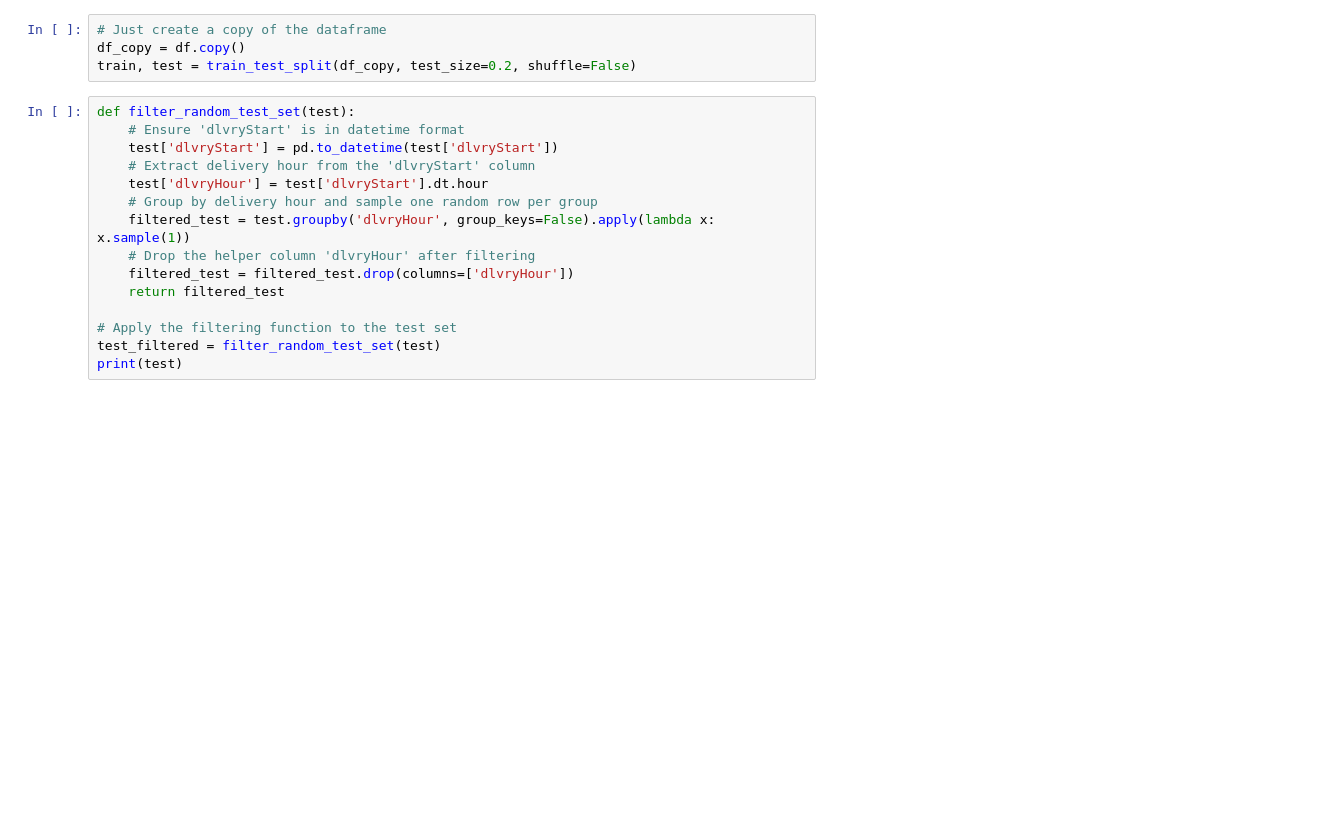
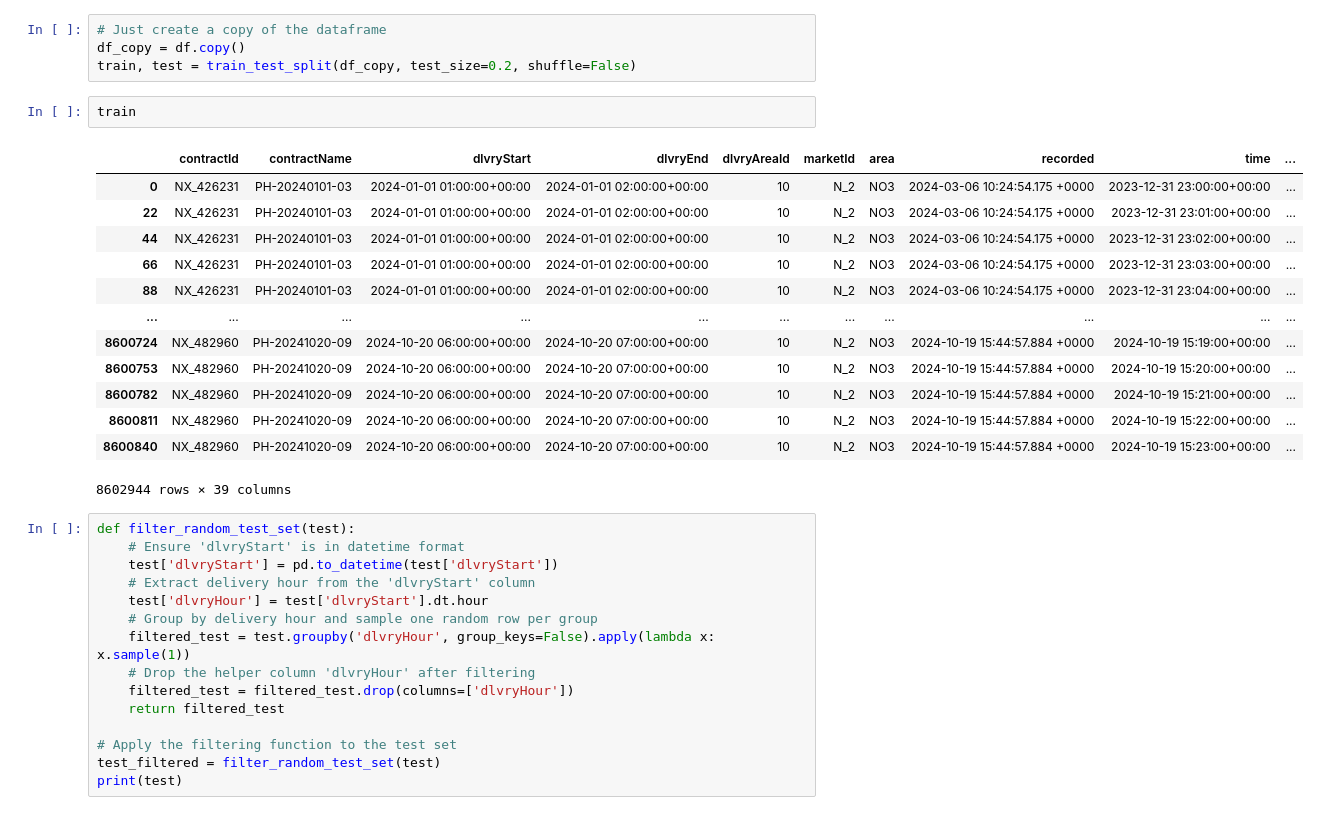
Before and after one commit to axelandreassen/Forecasting-ID-prices, a Jupyter notebook: DataPrep.ipynb, the cells around one changed output. Drawn from its saved outputs; the diff is of its cells as text; blank space fills up the shorter version.

```diff
--- a/DataPrep.ipynb
+++ b/DataPrep.ipynb
@@ -459,6 +379,22 @@ df
 # Just create a copy of the dataframe
 df_copy = df.copy()
 train, test = train_test_split(df_copy, test_size=0.2, shuffle=False)
+# %%
+train
+# %% [output]
+|  | contractId | contractName | dlvryStart | dlvryEnd | dlvryAreaId | marketId | area | recorded | time | ... |
+| 0 | NX_426231 | PH-20240101-03 | 2024-01-01 01:00:00+00:00 | 2024-01-01 02:00:00+00:00 | 10 | N_2 | NO3 | 2024-03-06 10:24:54.175 +0000 | 2023-12-31 23:00:00+00:00 | ... |
+| 22 | NX_426231 | PH-20240101-03 | 2024-01-01 01:00:00+00:00 | 2024-01-01 02:00:00+00:00 | 10 | N_2 | NO3 | 2024-03-06 10:24:54.175 +0000 | 2023-12-31 23:01:00+00:00 | ... |
+| 44 | NX_426231 | PH-20240101-03 | 2024-01-01 01:00:00+00:00 | 2024-01-01 02:00:00+00:00 | 10 | N_2 | NO3 | 2024-03-06 10:24:54.175 +0000 | 2023-12-31 23:02:00+00:00 | ... |
+| 66 | NX_426231 | PH-20240101-03 | 2024-01-01 01:00:00+00:00 | 2024-01-01 02:00:00+00:00 | 10 | N_2 | NO3 | 2024-03-06 10:24:54.175 +0000 | 2023-12-31 23:03:00+00:00 | ... |
+| 88 | NX_426231 | PH-20240101-03 | 2024-01-01 01:00:00+00:00 | 2024-01-01 02:00:00+00:00 | 10 | N_2 | NO3 | 2024-03-06 10:24:54.175 +0000 | 2023-12-31 23:04:00+00:00 | ... |
+| ... | ... | ... | ... | ... | ... | ... | ... | ... | ... | ... |
+| 8600724 | NX_482960 | PH-20241020-09 | 2024-10-20 06:00:00+00:00 | 2024-10-20 07:00:00+00:00 | 10 | N_2 | NO3 | 2024-10-19 15:44:57.884 +0000 | 2024-10-19 15:19:00+00:00 | ... |
+| 8600753 | NX_482960 | PH-20241020-09 | 2024-10-20 06:00:00+00:00 | 2024-10-20 07:00:00+00:00 | 10 | N_2 | NO3 | 2024-10-19 15:44:57.884 +0000 | 2024-10-19 15:20:00+00:00 | ... |
+| 8600782 | NX_482960 | PH-20241020-09 | 2024-10-20 06:00:00+00:00 | 2024-10-20 07:00:00+00:00 | 10 | N_2 | NO3 | 2024-10-19 15:44:57.884 +0000 | 2024-10-19 15:21:00+00:00 | ... |
+| 8600811 | NX_482960 | PH-20241020-09 | 2024-10-20 06:00:00+00:00 | 2024-10-20 07:00:00+00:00 | 10 | N_2 | NO3 | 2024-10-19 15:44:57.884 +0000 | 2024-10-19 15:22:00+00:00 | ... |
+| 8600840 | NX_482960 | PH-20241020-09 | 2024-10-20 06:00:00+00:00 | 2024-10-20 07:00:00+00:00 | 10 | N_2 | NO3 | 2024-10-19 15:44:57.884 +0000 | 2024-10-19 15:23:00+00:00 | ... |
+8602944 rows × 39 columns
 # %%
 def filter_random_test_set(test):
     # Ensure 'dlvryStart' is in datetime format
```
Also changed, not shown: parts of 43 cells of this notebook.
